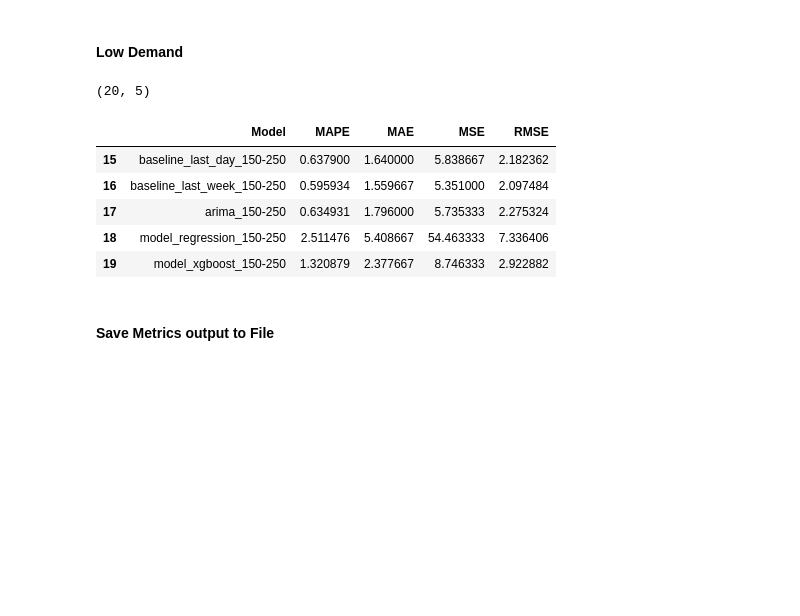
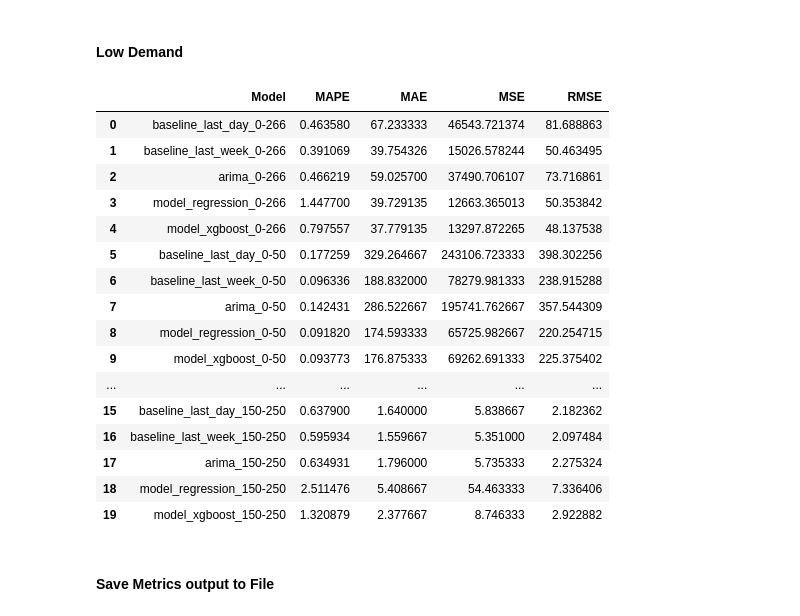
Before and after one commit to MohammadVatani/demand_prediction, a Jupyter notebook: Evaluation/Evaluation.ipynb, the cells around one changed output. Drawn from its saved outputs; the diff is of its cells as text; code cells hidden in the pictures; blank space fills up the shorter version.

Commit message:
print the result completely

```diff
--- a/Evaluation/Evaluation.ipynb
+++ b/Evaluation/Evaluation.ipynb
@@ -348,11 +348,20 @@ predictions_result = pd.concat([predictions_result, pd.DataFrame(caculate_metric
     xgb_rides_df_sorted, PULocationIDs_Metrics_sorted, 150, 250))], ignore_index=True)
 predictions_result = predictions_result.reset_index(drop=True)
 # %%
-print(predictions_result.shape)
-predictions_result.tail()
+display(predictions_result)
 # %% [output]
-(20, 5)
 |  | Model | MAPE | MAE | MSE | RMSE |
+| 0 | baseline_last_day_0-266 | 0.463580 | 67.233333 | 46543.721374 | 81.688863 |
+| 1 | baseline_last_week_0-266 | 0.391069 | 39.754326 | 15026.578244 | 50.463495 |
+| 2 | arima_0-266 | 0.466219 | 59.025700 | 37490.706107 | 73.716861 |
+| 3 | model_regression_0-266 | 1.447700 | 39.729135 | 12663.365013 | 50.353842 |
+| 4 | model_xgboost_0-266 | 0.797557 | 37.779135 | 13297.872265 | 48.137538 |
+| 5 | baseline_last_day_0-50 | 0.177259 | 329.264667 | 243106.723333 | 398.302256 |
+| 6 | baseline_last_week_0-50 | 0.096336 | 188.832000 | 78279.981333 | 238.915288 |
+| 7 | arima_0-50 | 0.142431 | 286.522667 | 195741.762667 | 357.544309 |
+| 8 | model_regression_0-50 | 0.091820 | 174.593333 | 65725.982667 | 220.254715 |
+| 9 | model_xgboost_0-50 | 0.093773 | 176.875333 | 69262.691333 | 225.375402 |
+| ... | ... | ... | ... | ... | ... |
 | 15 | baseline_last_day_150-250 | 0.637900 | 1.640000 | 5.838667 | 2.182362 |
 | 16 | baseline_last_week_150-250 | 0.595934 | 1.559667 | 5.351000 | 2.097484 |
 | 17 | arima_150-250 | 0.634931 | 1.796000 | 5.735333 | 2.275324 |
```
Also changed, not shown: 1 other file.
